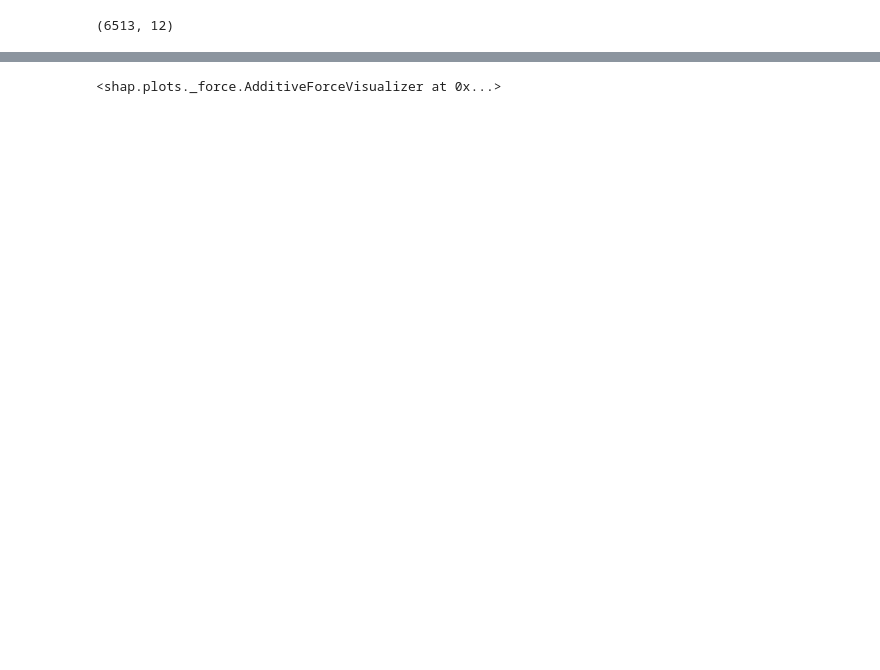
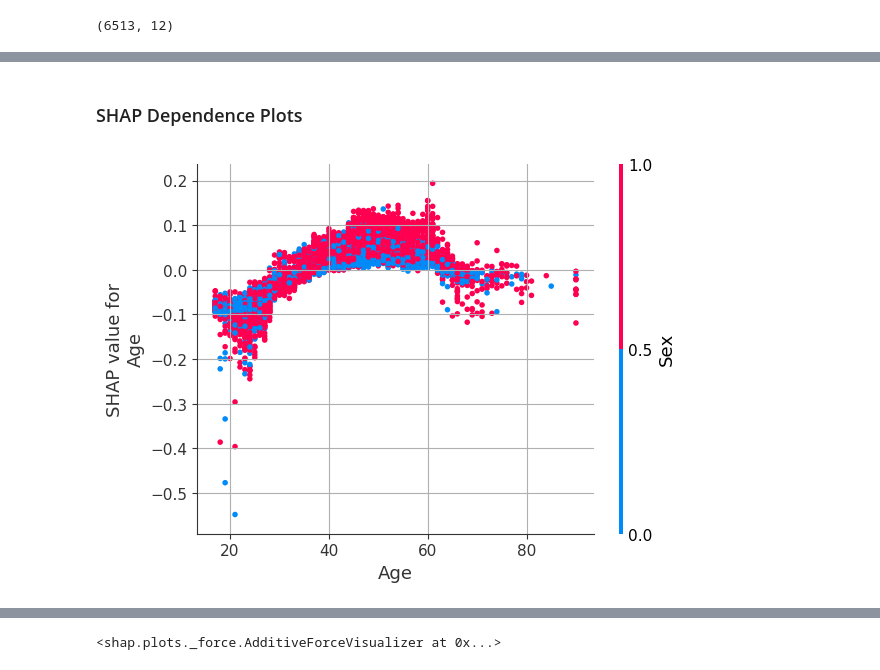
Before and after one commit to Sebastian1981/AWS_Sagemaker_Clarify_4Responsible_AI, a Jupyter notebook: experiment/00_model_explainibility.ipynb, the cells around one changed output, grey strips where cells are left out. Drawn from its saved outputs; the diff is of its cells as text; code cells hidden in the pictures; blank space fills up the shorter version.

```diff
--- a/experiment/00_model_explainibility.ipynb
+++ b/experiment/00_model_explainibility.ipynb
@@ -136,0 +192,16 @@ Note that we use the “display values” data frame so we get nice strings inst
+# %% [markdown]
+### SHAP Dependence Plots
+# %%
+fig, ax = plt.subplots()
+shap.dependence_plot(
+    ind='Age',
+    shap_values=shap_values,
+    features=X_test,
+    interaction_index='Sex',
+    ax=ax,
+    show=False
+)
+plt.grid()
+plt.show()
+# %% [output]
+[figure, added]
```
Also changed, not shown: parts of 45 cells of this notebook.
